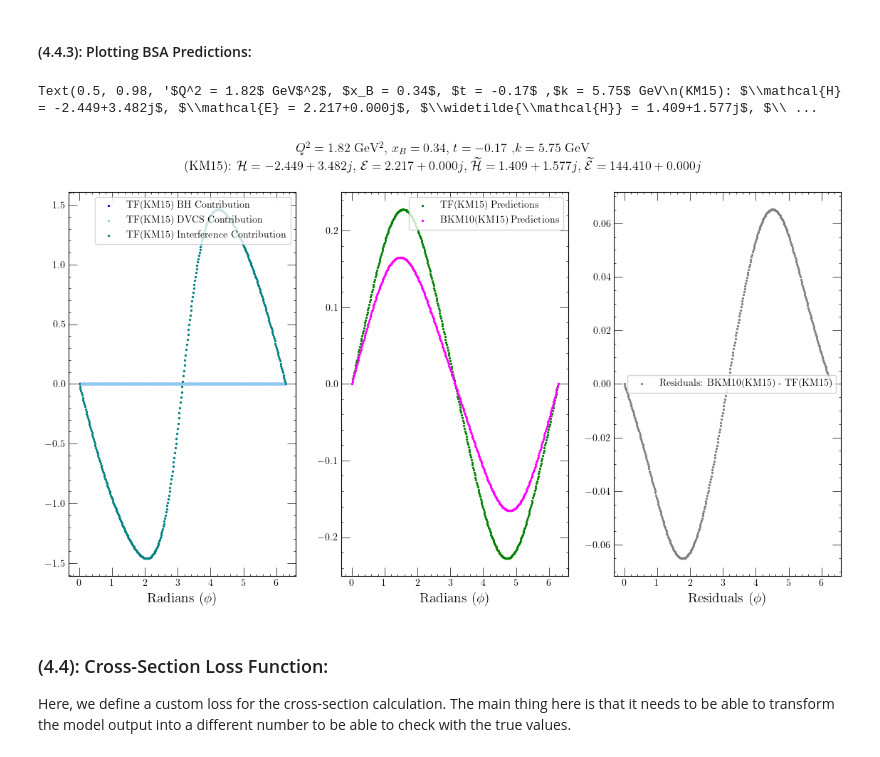
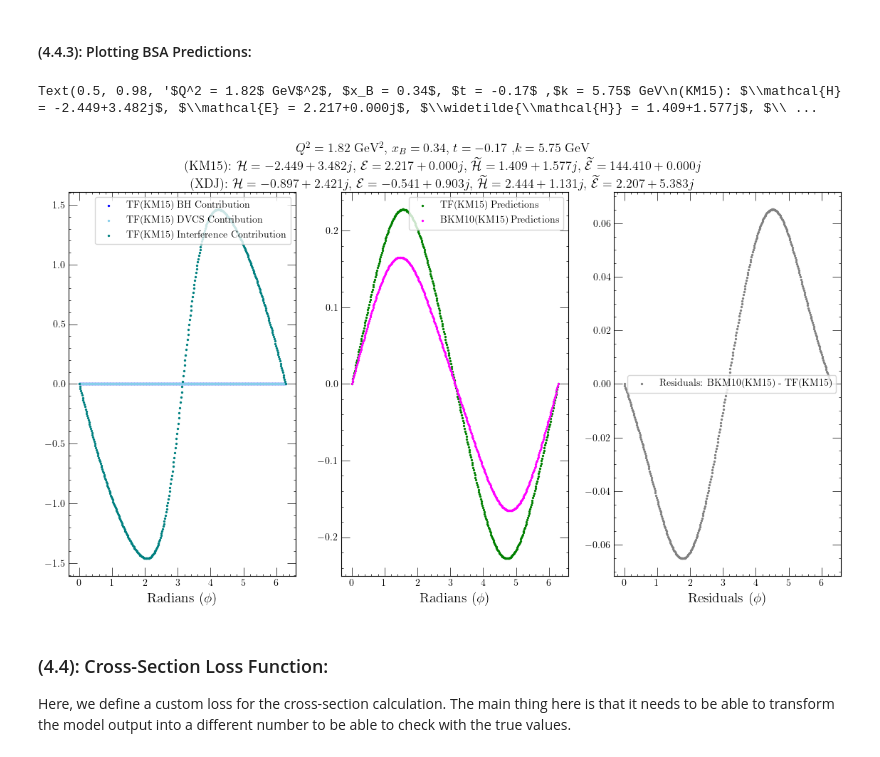
Before and after one commit to JayDanielsss/gpd_dnn, a Jupyter notebook: closure_test/closure_test.ipynb, the cells around one changed output. Cells and saved outputs as stored; diff of their text form; code cells hidden in the pictures.

```diff
--- a/closure_test/closure_test.ipynb
+++ b/closure_test/closure_test.ipynb
@@ -1771,7 +1797,7 @@ def interference_amplitude(
     lep_helicity, target_polar, q_sq, xb, t, ep, y, xi, k, f1, f2, ktilde, tprime, phi, p1, p2,
     cff_re_h, cff_re_ht, cff_re_e, cff_im_h, cff_im_ht, cff_im_e, use_ww: bool = True):
 
-    if target_polar == 1.0:
+    if (target_polar == -0.5 or target_polar == +0.5):
         # [TODO]: Code polarized target coefficients. @Woofmagic
         raise NotImplementedError("NO POLARIZED TARGET YET!")
 
@@ -1805,7 +1831,9 @@ def interference_amplitude(
             i_unp_s2(1.0, q_sq, xb, t, ep, y, xi, k, tprime, f1, f2, ktilde, cff_im_h, cff_im_ht, cff_im_e, use_ww) +
             i_unp_s2(-1.0, q_sq, xb, t, ep, y, xi, k, tprime, f1, f2, ktilde, cff_im_h, cff_im_ht, cff_im_e, use_ww)
         )
+
     else:
+
         i_c0 = i_unp_c0(q_sq, xb, t, ep, y, xi, k, f1, f2, ktilde, cff_re_h, cff_re_ht, cff_re_e, use_ww)
         i_c1 = i_unp_c1(q_sq, xb, t, ep, y, xi, k, tprime, f1, f2, ktilde, cff_re_h, cff_re_ht, cff_re_e, use_ww)
         i_c2 = i_unp_c2(q_sq, xb, t, ep, y, xi, k, tprime, f1, f2, ktilde, cff_re_h, cff_re_ht, cff_re_e, use_ww)
@@ -1814,12 +1842,15 @@ def interference_amplitude(
         i_s1 = i_unp_s1(lep_helicity, q_sq, xb, t, ep, y, xi, k, tprime, f1, f2, ktilde, cff_im_h, cff_im_ht, cff_im_e, use_ww)
         i_s2 = i_unp_s2(lep_helicity, q_sq, xb, t, ep, y, xi, k, tprime, f1, f2, ktilde, cff_im_h, cff_im_ht, cff_im_e, use_ww)
 
-    return ((i_c0 +
+    return (
+        (
+            i_c0 * tf.cos(0. * (tf.constant(np.pi) - phi)) +
             i_c1 * tf.cos(1. * (tf.constant(np.pi) - phi)) +
             i_c2 * tf.cos(2. * (tf.constant(np.pi) - phi)) +
             i_c3 * tf.cos(3. * (tf.constant(np.pi) - phi)) +
             i_s1 * tf.sin(1. * (tf.constant(np.pi) - phi)) +
-            i_s2 * tf.sin(2. * (tf.constant(np.pi) - phi)))/(xb * y * y * y * t * p1 * p2))
+            i_s2 * tf.sin(2. * (tf.constant(np.pi) - phi))
+        )/(xb * y * y * y * t * p1 * p2))
 # %% [markdown]
 #### (4.3.8): Total Cross-Section Function:
 # %%
@@ -1827,7 +1858,7 @@ def bkm10_cross_section(
     lep_helicity, target_polar, q_sq, xb, t, ep, y, xi, k, f1, f2, ktilde, tprime, phi, p1, p2,
     cff_re_h, cff_re_ht, cff_re_e, cff_re_et, cff_im_h, cff_im_ht, cff_im_e, cff_im_et, use_ww: bool = True):
 
-    if target_polar == 1.0:
+    if (target_polar == -0.5 or target_polar == +0.5):
         # [TODO]: Code polarized target coefficients. @Woofmagic
         raise NotImplementedError("NO POLARIZED TARGET YET!")
 
@@ -1869,16 +1900,12 @@ def bkm10_cross_section(
     elif lep_helicity == 1.0:
         tf_cross_section_km15 = (
             _CONVERSION_FACTOR*_QED_FINE_STRUCTURE**3*xb*y*y*(
-                bh_km15_plus_beam + 0.0 +
-                dvcs_km15_plus_beam + 0.0 +
-                interference_km15_plus_beam + 0.0) / (8.*tf.constant(np.pi)*q_sq*q_sq*tf.sqrt(1. + ep**2)))
+                bh_km15_plus_beam + 0.0 + dvcs_km15_plus_beam + 0.0 + interference_km15_plus_beam + 0.0) / (8.*tf.constant(np.pi)*q_sq*q_sq*tf.sqrt(1. + ep**2)))
 
     elif lep_helicity == -1.0:
         tf_cross_section_km15 = (
             _CONVERSION_FACTOR*_QED_FINE_STRUCTURE**3*xb*y*y*(
-                0.0 + bh_km15_minus_beam +
-                0.0 + dvcs_km15_minus_beam +
-                0.0 + interference_km15_minus_beam) / (8.*tf.constant(np.pi)*q_sq*q_sq*tf.sqrt(1. + ep**2)))
+                0.0 + bh_km15_minus_beam + 0.0 + dvcs_km15_minus_beam + 0.0 + interference_km15_minus_beam) / (8.*tf.constant(np.pi)*q_sq*q_sq*tf.sqrt(1. + ep**2)))
 
     return tf_cross_section_km15
 # %% [markdown]
@@ -2260,6 +2458,7 @@ Computing KM15 bin predictions for BSA.
 unp_target_plus_beam_bsa_bh_km15 = bh_squared(
     +1.0, 0.0,
     TEST_Q_SQUARED, TEST_X_BJORKEN, TEST_T_VALUE, TEST_EP, TEST_Y, TEST_K, TEST_F1, TEST_F2, phi_array_in_radians, TEST_P1, TEST_P2)
+
 unp_target_minus_beam_bsa_bh_km15 = bh_squared(
     -1.0, 0.0,
     TEST_Q_SQUARED, TEST_X_BJORKEN, TEST_T_VALUE, TEST_EP, TEST_Y, TEST_K, TEST_F1, TEST_F2, phi_array_in_radians, TEST_P1, TEST_P2)
@@ -2284,7 +2483,8 @@ unp_target_minus_beam_bsa_interference_km15 = interference_amplitude(
     TEST_Q_SQUARED, TEST_X_BJORKEN, TEST_T_VALUE, TEST_EP, TEST_Y, TEST_XI, TEST_K, TEST_F1, TEST_F2, TEST_K_TILDE, TEST_T_PRIME, phi_array_in_radians, TEST_P1, TEST_P2,
     CFF_REAL_H_KM15, CFF_REAL_HT_KM15, CFF_REAL_E_KM15, CFF_IMAG_H_KM15, CFF_IMAG_HT_KM15, CFF_IMAG_E_KM15)
 
-tf_unp_target_bsa_km15 = bkm10_bsa(TEST_LEPTON_HELICITY, TEST_TARGET_POLARIZATION,
+tf_unp_target_bsa_km15 = bkm10_bsa(
+    TEST_LEPTON_HELICITY, TEST_TARGET_POLARIZATION,
     TEST_Q_SQUARED, TEST_X_BJORKEN, TEST_T_VALUE, TEST_EP, TEST_Y, TEST_XI, TEST_K, TEST_F1, TEST_F2, TEST_K_TILDE, TEST_T_PRIME, phi_array_in_radians, TEST_P1, TEST_P2,
     CFF_REAL_H_KM15, CFF_REAL_HT_KM15, CFF_REAL_E_KM15, CFF_REAL_ET_KM15, CFF_IMAG_H_KM15, CFF_IMAG_HT_KM15, CFF_IMAG_E_KM15, CFF_IMAG_ET_KM15)
 # %% [markdown]
@@ -2292,7 +2492,7 @@ tf_unp_target_bsa_km15 = bkm10_bsa(TEST_LEPTON_HELICITY, TEST_TARGET_POLARIZATIO
 # %%
 bsa_test_fig, bsa_test_ax = plt.subplots(1, 3, figsize = (14, 7))
 
-# BH(XDJ)
+# # BH(XDJ)
 # bsa_test_ax[0].scatter(
 #     phi_array_in_radians, ((unp_target_plus_beam_bsa_bh_xdj - unp_target_minus_beam_bsa_bh_xdj) / (unp_target_plus_beam_bsa_bh_xdj + unp_target_minus_beam_bsa_bh_xdj)),
 #     color = "crimson", s = 2., label = "TF(XDJ) BH Contribution")
@@ -2302,7 +2502,7 @@ bsa_test_ax[0].scatter(
     phi_array_in_radians, ((unp_target_plus_beam_bsa_bh_km15 - unp_target_minus_beam_bsa_bh_km15) / (unp_target_plus_beam_bsa_bh_km15 + unp_target_minus_beam_bsa_bh_km15)),
     color = "blue", s = 2., label = "TF(KM15) BH Contribution")
 
-# DVCS(XDJ)
+# # DVCS(XDJ)
 # bsa_test_ax[0].scatter(
 #     phi_array_in_radians, ((unp_target_plus_beam_bsa_dvcs_xdj - unp_target_minus_beam_bsa_dvcs_xdj) / (unp_target_plus_beam_bsa_dvcs_xdj + unp_target_minus_beam_bsa_dvcs_xdj)),
 #     color = "red", s = 2., label = "TF(XDJ) DVCS Contribution")
@@ -2312,7 +2512,7 @@ bsa_test_ax[0].scatter(
     phi_array_in_radians, ((unp_target_plus_beam_bsa_dvcs_km15 - unp_target_minus_beam_bsa_dvcs_km15) / (unp_target_plus_beam_bsa_dvcs_km15 + unp_target_minus_beam_bsa_dvcs_km15)),
     color = "skyblue", s = 2., label = "TF(KM15) DVCS Contribution")
 
-# I(XDJ)
+# # I(XDJ)
 # bsa_test_ax[0].scatter(
 #     phi_array_in_radians, ((unp_target_plus_beam_bsa_interference_xdj - unp_target_minus_beam_bsa_interference_xdj) / (unp_target_plus_beam_bsa_interference_xdj + unp_target_minus_beam_bsa_interference_xdj)),
 #     color = "brown", s = 2., label = "TF(XDJ) Interference Contribution")
@@ -2322,51 +2522,51 @@ bsa_test_ax[0].scatter(
     phi_array_in_radians, ((unp_target_plus_beam_bsa_interference_km15 - unp_target_minus_beam_bsa_interference_km15) / (unp_target_plus_beam_bsa_interference_km15 + unp_target_minus_beam_bsa_interference_km15)),
     color = "teal", s = 2., label = "TF(KM15) Interference Contribution")
 
-# SIGMA(BKM10(XDJ))
+# # BSA(BKM10(XDJ))
 # bsa_test_ax[1].scatter(
 #     phi_array_in_radians, tf_unp_target_bsa_xdj,
 #     color = "orange", s = 2., label = "TF(XDJ) Predictions")
 
-# SIGMA(BKM10(KM15))
+# BSA(BKM10(KM15))
 bsa_test_ax[1].scatter(
     phi_array_in_radians, tf_unp_target_bsa_km15,
     color = "green", s = 2., label = "TF(KM15) Predictions")
 
-# SIGMA(BKM10(XDJ))
+# # BSA(BKM10(XDJ))
 # bsa_test_ax[1].scatter(
 #     phi_array_in_radians, bkm10_bsa_xdj,
 #     color = "purple", s = 2., label = "BKM10(XDJ) Predictions")
 
-# SIGMA(BKM10(KM15))
+# BSA(BKM10(KM15))
 bsa_test_ax[1].scatter(
     phi_array_in_radians, bkm10_bsa_km15,
     color = "magenta", s = 2., label = "BKM10(KM15) Predictions")
 
 # residuals
 bsa_test_ax[2].scatter(
     phi_array_in_radians, (bkm10_bsa_km15 - tf_unp_target_bsa_km15),
     color = "gray", s = 2., label = "Residuals: BKM10(KM15) - TF(KM15)"
 )
 
-# residuals
+# # residuals
 # bsa_test_ax[2].scatter(
 #     phi_array_in_radians, (bkm10_bsa_xdj - tf_unp_target_bsa_km15),
 #     color = "darkgray", s = 2., label = "Residuals: BKM10(XDJ) - TF(XDJ)"
 # )
 
 bsa_test_ax[0].set_xlabel(r"Radians ($\phi$)", fontsize = 14)
 bsa_test_ax[1].set_xlabel(r"Radians ($\phi$)", fontsize = 14)
 bsa_test_ax[2].set_xlabel(r"Residuals ($\phi$)", fontsize = 14)
 
 bsa_test_ax[0].legend()
 bsa_test_ax[1].legend()
 bsa_test_ax[2].legend()
 
 bsa_test_fig.suptitle(f"{title_string}\n(KM15): {km15_cff_string}", fontsize = 13)
-# bsa_test_fig.suptitle(f"{title_string}\n(KM15): {km15_cff_string}\n(XDJ): {xdj_cff_string}", fontsize = 13)
+bsa_test_fig.suptitle(f"{title_string}\n(KM15): {km15_cff_string}\n(XDJ): {xdj_cff_string}", fontsize = 13)
 # %% [output]
 Text(0.5, 0.98, '$Q^2 = 1.82$ GeV$^2$, $x_B = 0.34$, $t = -0.17$ ,$k = 5.75$ GeV\n(KM15): $\\mathcal{H} = -2.449+3.482j$, $\\mathcal{E} = 2.217+0.000j$, $\\widetilde{\\mathcal{H}} = 1.409+1.577j$, $\\ ...
-[figure, old version]
+[figure, new version]
 # %% [markdown]
 ### (4.4): Cross-Section Loss Function:
 
```
Also changed, not shown: parts of 48 cells of this notebook, 10 other files.
